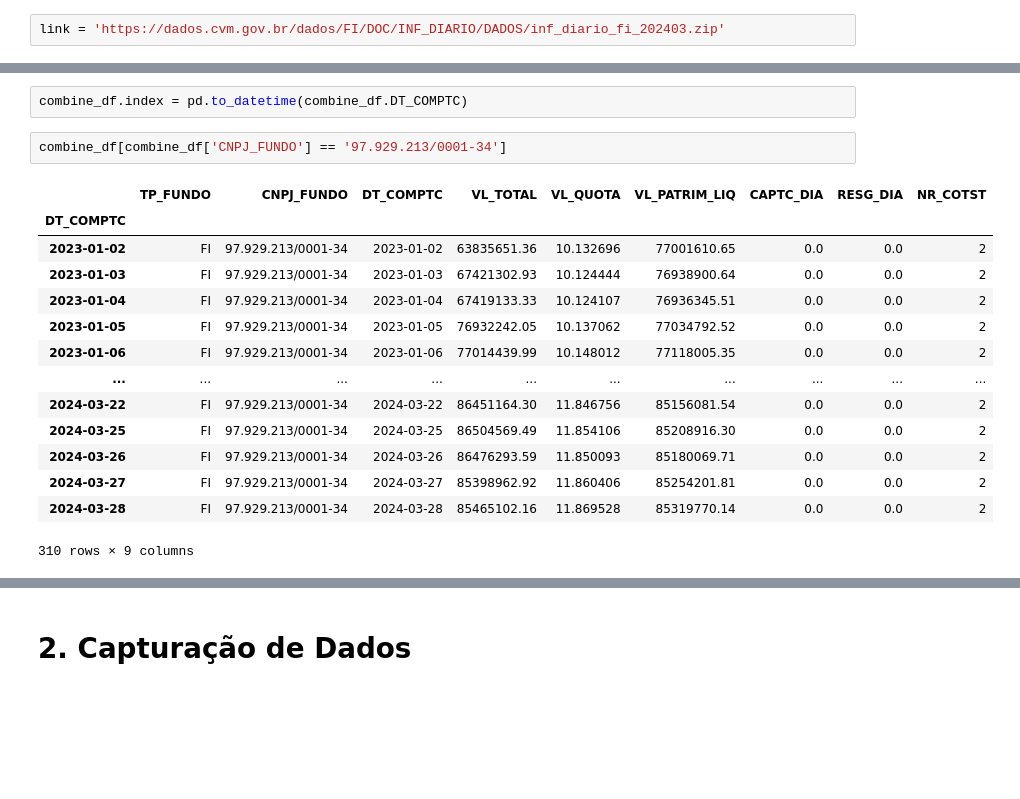
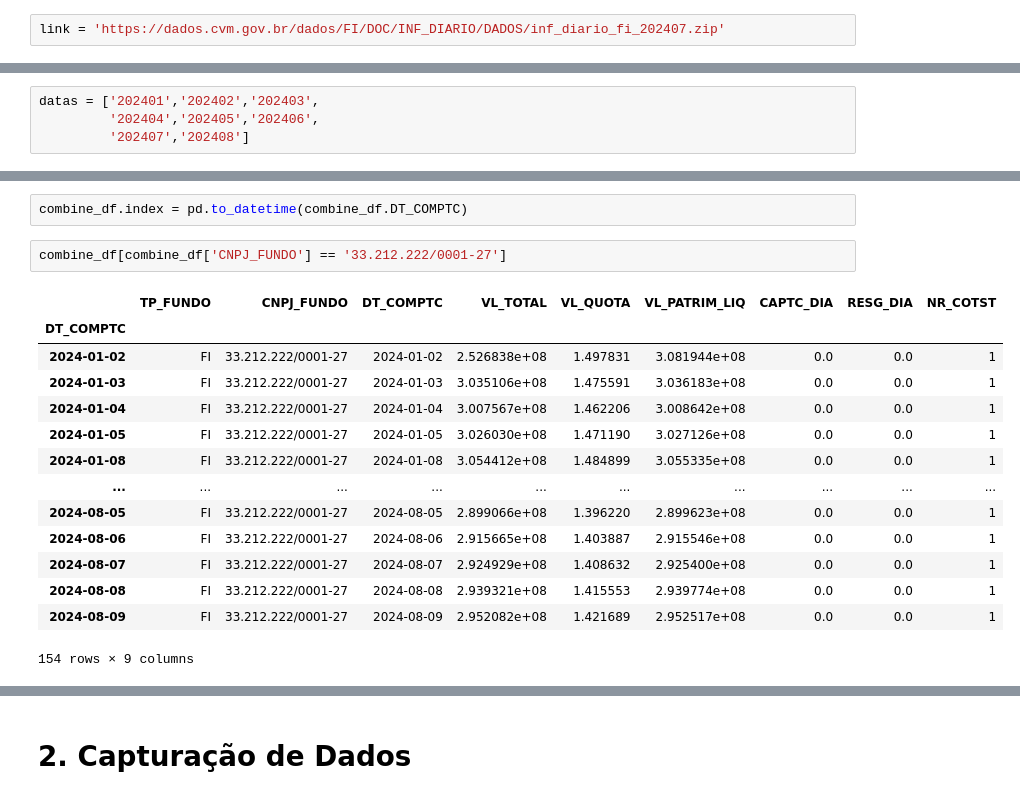
Before and after one commit to Akirahori/Mercado-Financeiro, a Jupyter notebook: Obtenção de dados de fundos de investimento.ipynb, the cells around one changed output, grey strips where cells are left out. Drawn from its saved outputs; the diff is of its cells as text; blank space fills up the shorter version.

```diff
--- a/Obtenção de dados de fundos de investimento.ipynb
+++ b/Obtenção de dados de fundos de investimento.ipynb
@@ -33,5 +35,5 @@ import pandas as pd
 # %%
-link = 'https://dados.cvm.gov.br/dados/FI/DOC/INF_DIARIO/DADOS/inf_diario_fi_202403.zip'
+link = 'https://dados.cvm.gov.br/dados/FI/DOC/INF_DIARIO/DADOS/inf_diario_fi_202407.zip'
 # %%
 dados = pd.read_csv(link, sep=';', compression='zip')
 # %%
@@ -69,3 +65,7 @@ datas = ['202301','202302','202303',
+# %%
+datas = ['202401','202402','202403',
+         '202404','202405','202406',
+         '202407','202408']
 # %%
 dataframes = []
 
@@ -135,19 +128,19 @@ Filtro de CNPJ
 # %%
 combine_df.index = pd.to_datetime(combine_df.DT_COMPTC)
 # %%
-combine_df[combine_df['CNPJ_FUNDO'] == '97.929.213/0001-34']
+combine_df[combine_df['CNPJ_FUNDO'] == '33.212.222/0001-27']
 # %% [output]
 |  | TP_FUNDO | CNPJ_FUNDO | DT_COMPTC | VL_TOTAL | VL_QUOTA | VL_PATRIM_LIQ | CAPTC_DIA | RESG_DIA | NR_COTST |
 | DT_COMPTC |  |  |  |  |  |  |  |  |  |
-| 2023-01-02 | FI | 97.929.213/0001-34 | 2023-01-02 | 63835651.36 | 10.132696 | 77001610.65 | 0.0 | 0.0 | 2 |
-| 2023-01-03 | FI | 97.929.213/0001-34 | 2023-01-03 | 67421302.93 | 10.124444 | 76938900.64 | 0.0 | 0.0 | 2 |
-| 2023-01-04 | FI | 97.929.213/0001-34 | 2023-01-04 | 67419133.33 | 10.124107 | 76936345.51 | 0.0 | 0.0 | 2 |
-| 2023-01-05 | FI | 97.929.213/0001-34 | 2023-01-05 | 76932242.05 | 10.137062 | 77034792.52 | 0.0 | 0.0 | 2 |
-| 2023-01-06 | FI | 97.929.213/0001-34 | 2023-01-06 | 77014439.99 | 10.148012 | 77118005.35 | 0.0 | 0.0 | 2 |
+| 2024-01-02 | FI | 33.212.222/0001-27 | 2024-01-02 | 2.526838e+08 | 1.497831 | 3.081944e+08 | 0.0 | 0.0 | 1 |
+| 2024-01-03 | FI | 33.212.222/0001-27 | 2024-01-03 | 3.035106e+08 | 1.475591 | 3.036183e+08 | 0.0 | 0.0 | 1 |
+| 2024-01-04 | FI | 33.212.222/0001-27 | 2024-01-04 | 3.007567e+08 | 1.462206 | 3.008642e+08 | 0.0 | 0.0 | 1 |
+| 2024-01-05 | FI | 33.212.222/0001-27 | 2024-01-05 | 3.026030e+08 | 1.471190 | 3.027126e+08 | 0.0 | 0.0 | 1 |
+| 2024-01-08 | FI | 33.212.222/0001-27 | 2024-01-08 | 3.054412e+08 | 1.484899 | 3.055335e+08 | 0.0 | 0.0 | 1 |
 | ... | ... | ... | ... | ... | ... | ... | ... | ... | ... |
-| 2024-03-22 | FI | 97.929.213/0001-34 | 2024-03-22 | 86451164.30 | 11.846756 | 85156081.54 | 0.0 | 0.0 | 2 |
-| 2024-03-25 | FI | 97.929.213/0001-34 | 2024-03-25 | 86504569.49 | 11.854106 | 85208916.30 | 0.0 | 0.0 | 2 |
-| 2024-03-26 | FI | 97.929.213/0001-34 | 2024-03-26 | 86476293.59 | 11.850093 | 85180069.71 | 0.0 | 0.0 | 2 |
-| 2024-03-27 | FI | 97.929.213/0001-34 | 2024-03-27 | 85398962.92 | 11.860406 | 85254201.81 | 0.0 | 0.0 | 2 |
-| 2024-03-28 | FI | 97.929.213/0001-34 | 2024-03-28 | 85465102.16 | 11.869528 | 85319770.14 | 0.0 | 0.0 | 2 |
+| 2024-08-05 | FI | 33.212.222/0001-27 | 2024-08-05 | 2.899066e+08 | 1.396220 | 2.899623e+08 | 0.0 | 0.0 | 1 |
+| 2024-08-06 | FI | 33.212.222/0001-27 | 2024-08-06 | 2.915665e+08 | 1.403887 | 2.915546e+08 | 0.0 | 0.0 | 1 |
+| 2024-08-07 | FI | 33.212.222/0001-27 | 2024-08-07 | 2.924929e+08 | 1.408632 | 2.925400e+08 | 0.0 | 0.0 | 1 |
+| 2024-08-08 | FI | 33.212.222/0001-27 | 2024-08-08 | 2.939321e+08 | 1.415553 | 2.939774e+08 | 0.0 | 0.0 | 1 |
+| 2024-08-09 | FI | 33.212.222/0001-27 | 2024-08-09 | 2.952082e+08 | 1.421689 | 2.952517e+08 | 0.0 | 0.0 | 1 |
-310 rows × 9 columns
+154 rows × 9 columns
```
Also changed, not shown: parts of 26 cells of this notebook.
